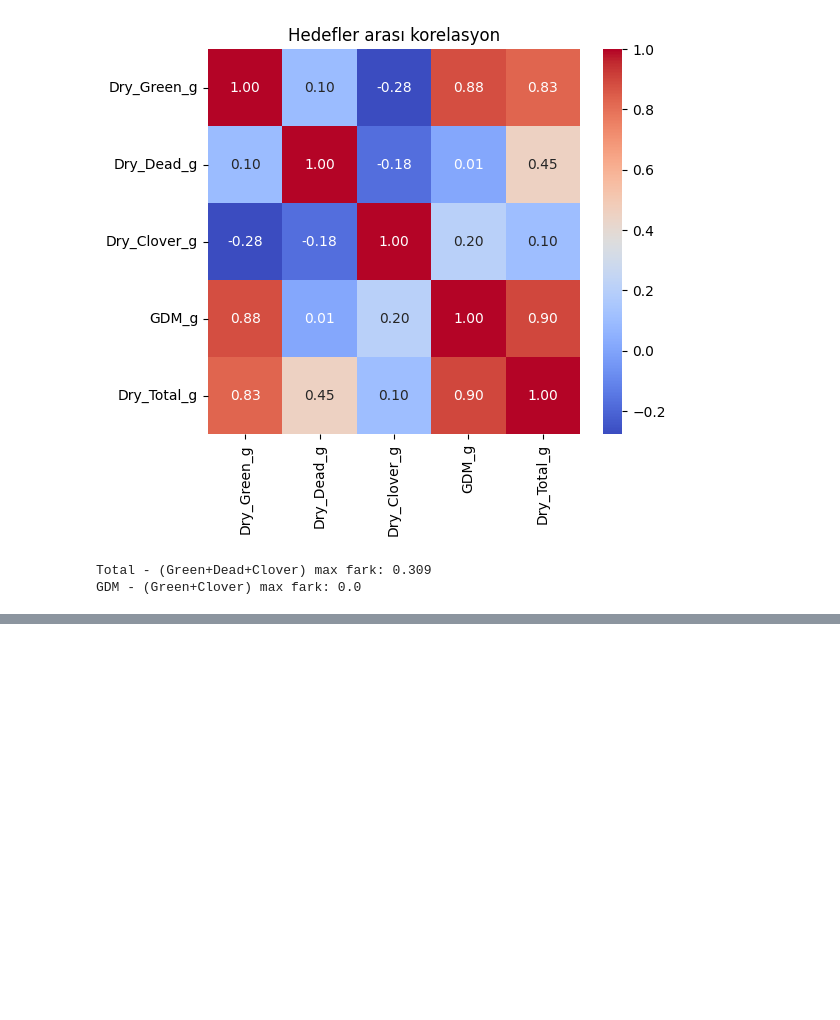
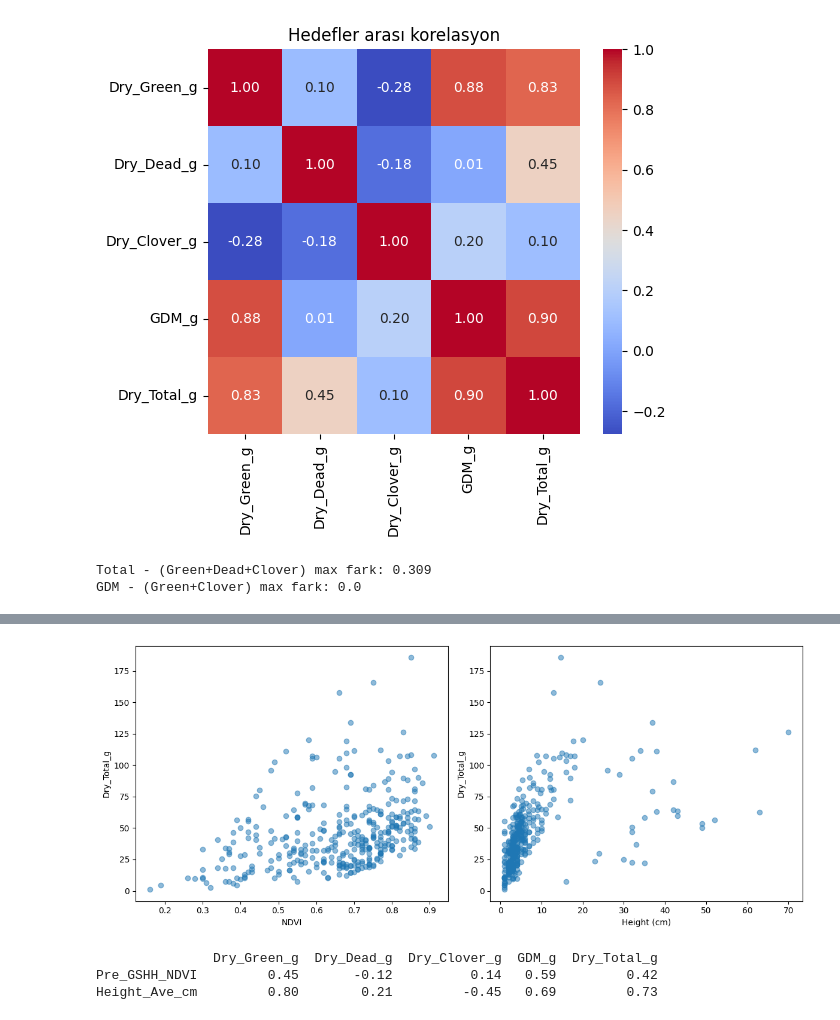
Before and after one commit to OmerNuriZ/GROUP41_CENG313, a Jupyter notebook: assignment1_eda_baseline.ipynb, the cells around one changed output, grey strips where cells are left out. Cells and saved outputs as stored; diff of their text form; code cells hidden in the pictures; blank space fills up the shorter version.

```diff
--- a/assignment1_eda_baseline.ipynb
+++ b/assignment1_eda_baseline.ipynb
@@ -109,0 +136,22 @@ GDM - (Green+Clover) max fark: 0.0
+# %%
+fig, ax = plt.subplots(1, 2, figsize=(12, 5))
+
+ax[0].scatter(df["Pre_GSHH_NDVI"], df["Dry_Total_g"], alpha=0.5)
+ax[0].set_xlabel("NDVI")
+ax[0].set_ylabel("Dry_Total_g")
+
+ax[1].scatter(df["Height_Ave_cm"], df["Dry_Total_g"], alpha=0.5)
+ax[1].set_xlabel("Height (cm)")
+ax[1].set_ylabel("Dry_Total_g")
+
+plt.tight_layout()
+plt.show()
+
+cols = ["Pre_GSHH_NDVI", "Height_Ave_cm"]
+corr = df[cols + TARGETS].corr(method="spearman")
+print(corr.loc[cols, TARGETS].round(2))
+# %% [output]
+[figure, added]
+               Dry_Green_g  Dry_Dead_g  Dry_Clover_g  GDM_g  Dry_Total_g
+Pre_GSHH_NDVI         0.45       -0.12          0.14   0.59         0.42
+Height_Ave_cm         0.80        0.21         -0.45   0.69         0.73
```
Also changed, not shown: parts of 5 cells of this notebook.
